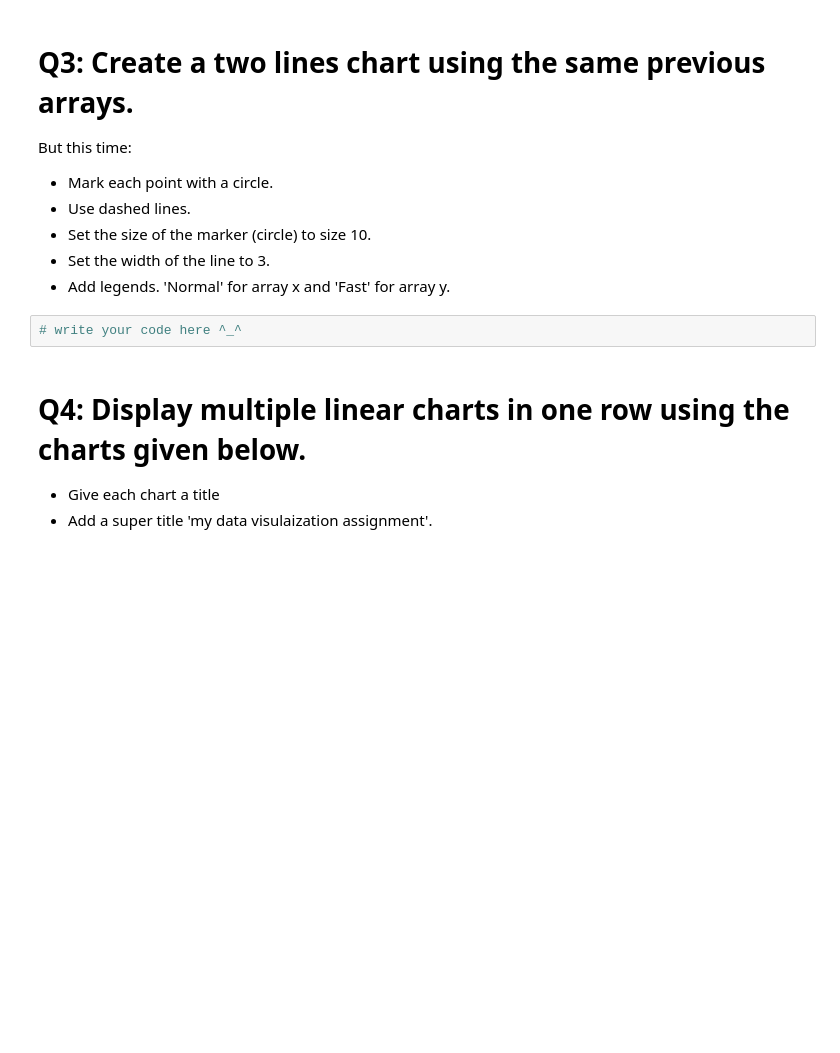
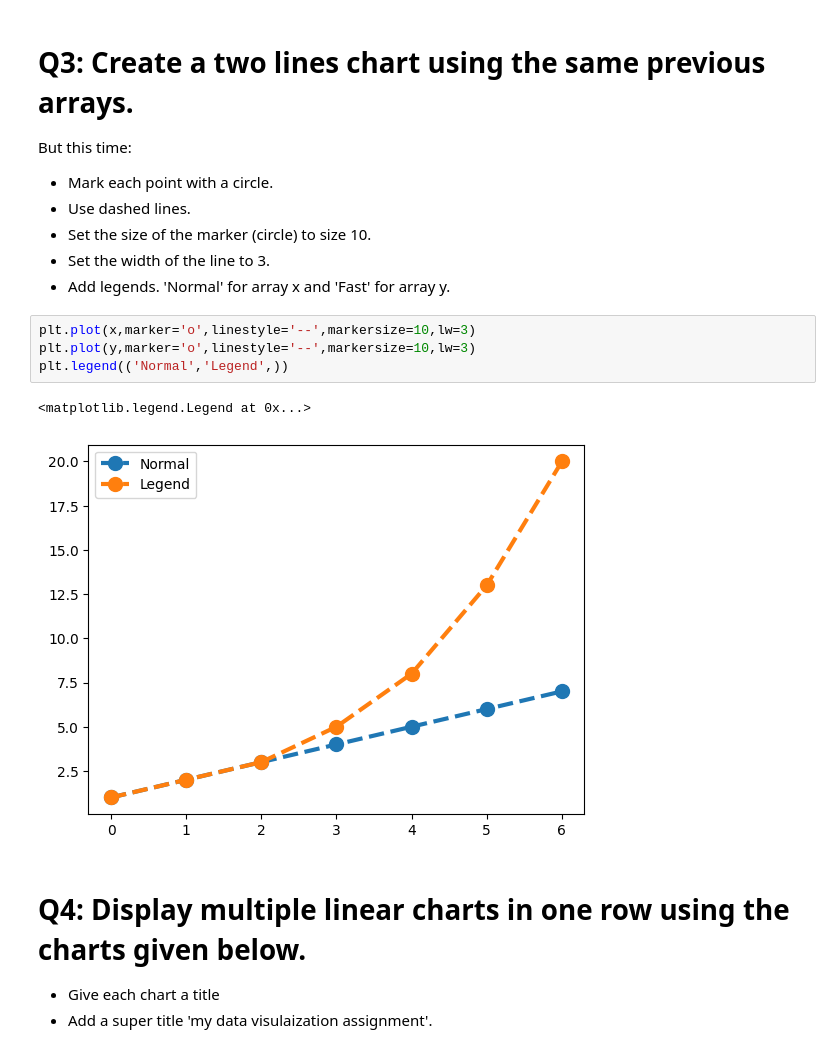
Before and after one commit to Tuwaiq-Data-Science-Bootcamp/Day8-Lab2-Matplotlib, a Jupyter notebook: Day#8_Matplotlib_Assignment2.ipynb, the cells around one changed output. Cells and saved outputs as stored; diff of their text form; blank space fills up the shorter version.

```diff
--- a/Day#8_Matplotlib_Assignment2.ipynb
+++ b/Day#8_Matplotlib_Assignment2.ipynb
@@ -26,7 +32,12 @@ But this time:
 - Set the width of the line to 3.
 - Add legends. 'Normal' for array x and 'Fast' for array y.
 # %%
-# write your code here ^_^
+plt.plot(x,marker='o',linestyle='--',markersize=10,lw=3)
+plt.plot(y,marker='o',linestyle='--',markersize=10,lw=3)
+plt.legend(('Normal','Legend',))
+# %% [output]
+<matplotlib.legend.Legend at 0x...>
+[figure, added]
 # %% [markdown]
 # Q4: Display multiple linear charts in one row using the charts given below.
 - Give each chart a title
```
Also changed, not shown: parts of 8 cells of this notebook.
